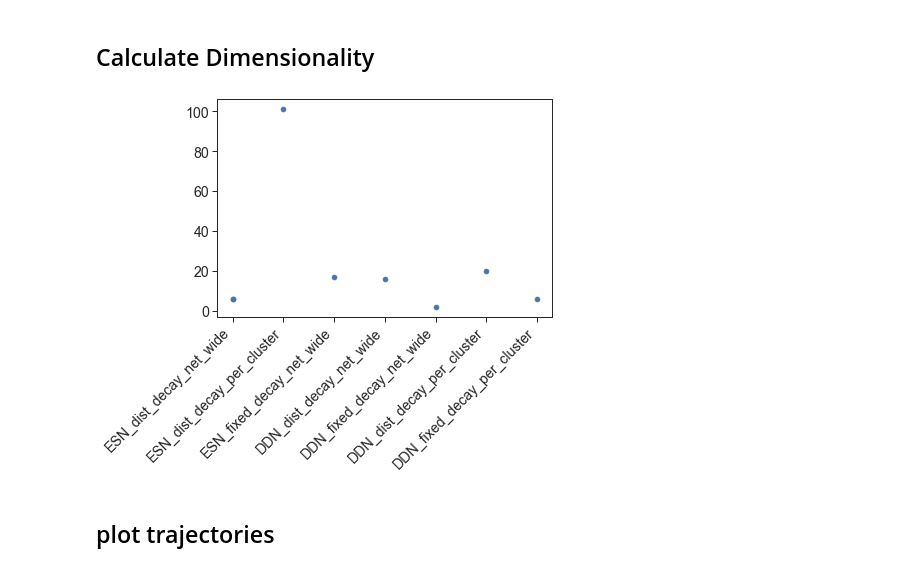
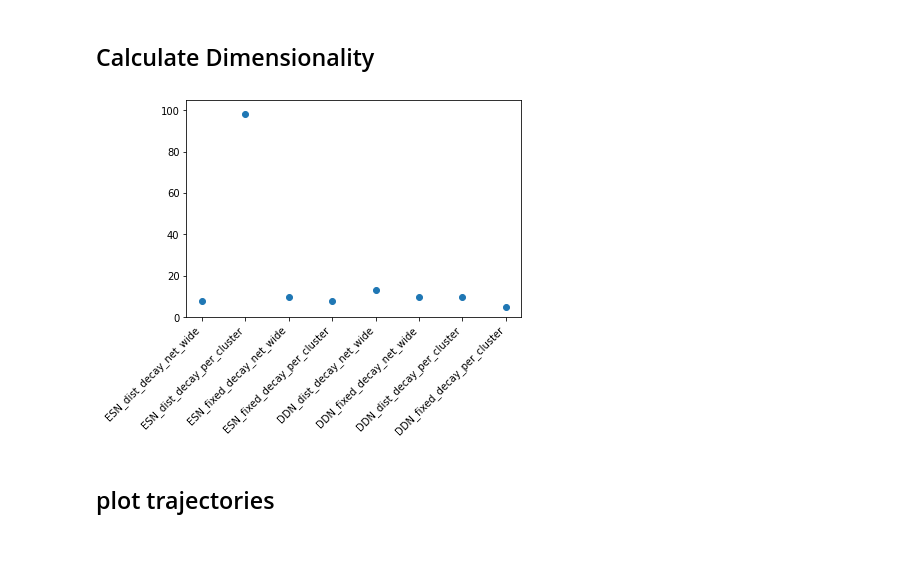
Before and after one commit to Nishant-codex/DDN-public, a Jupyter notebook: DDN_example_mackeyglass.ipynb, the cells around one changed output. Drawn from its saved outputs; the diff is of its cells as text; code cells hidden in the pictures.

```diff
--- a/DDN_example_mackeyglass.ipynb
+++ b/DDN_example_mackeyglass.ipynb
@@ -1209,14 +1206,16 @@ plt.show()
 # %%
 
 import seaborn as sns
-from utils import createNARMA30
 %matplotlib inline
+from reservoirpy.datasets import mackey_glass
+
 from utils import act_dimensionality
+from simulator import NetworkSimulator
 
 bestnets =[best_nets_ESN_dist_decay_net_wide_dict,
 best_nets_ESN_dist_decay_per_cluster_dict,
 best_nets_ESN_fixed_decay_net_wide_dict,
-best_nets_ESN_dist_decay_net_wide_dict,
+best_nets_ESN_fixed_decay_per_cluster_dict,
 best_nets_DDN_dist_decay_net_wide_dict,
 best_nets_DDN_fixed_decay_net_wide_dict,
 best_nets_DDN_dist_decay_per_cluster_dict,
@@ -1226,30 +1225,29 @@ dimensionality = []
 
 warmup  = 200
 for net in bestnets:
-    narma_INPUT = createNARMA30(10000)
+    MG_INPUT = mackey_glass(2000).T
     sim = NetworkSimulator(net)
-    net_states_ddn= sim.get_network_data(narma_INPUT[0]) # Note that first few samples will have transient dynamics
-
+    net_states_ddn= sim.get_network_data(MG_INPUT[0]) # Note that first few samples will have transient dynamics
     dimensionality.append(act_dimensionality(np.array(net_states_ddn)[:,warmup:].T, 0.99))
 # %%
 
 labels = ['ESN_dist_decay_net_wide',
           'ESN_dist_decay_per_cluster',
           'ESN_fixed_decay_net_wide',
-          'ESN_dist_decay_net_wide',
+          'ESN_fixed_decay_per_cluster',
           'DDN_dist_decay_net_wide',
           'DDN_fixed_decay_net_wide',
           'DDN_dist_decay_per_cluster',
           'DDN_fixed_decay_per_cluster',]
 # dims
 
 plt.scatter(labels, dimensionality)
-
 plt.xticks(rotation=45, ha='right')
-plt.savefig('G:/My Drive/Data For Publication/paper3/figs_MG/dimensionality_MG.png', dpi=300, bbox_inches='tight')
+plt.ylim([0, 105])
+plt.savefig('G:/My Drive/Data For Publication/paper3/figs_MG/dimensionality_MG.pdf', dpi=300, bbox_inches='tight')
 plt.show()
 # %% [output]
-[figure, old version]
+[figure, new version]
 # %% [markdown]
 ## plot trajectories
 # %%
```
Also changed, not shown: parts of 6 cells of this notebook, 14 other files.
